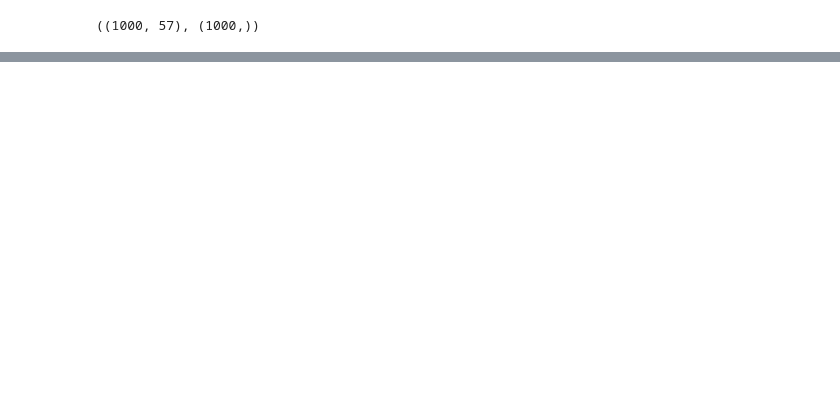
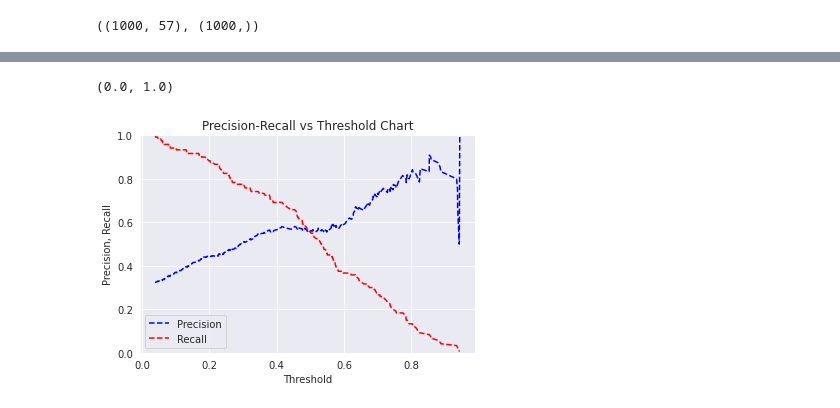
Before and after one commit to Dazaman/Dazball, a Jupyter notebook: shery_hw/german.ipynb, the cells around one changed output, grey strips where cells are left out. Cells and saved outputs as stored; diff of their text form; code cells hidden in the pictures; blank space fills up the shorter version.

```diff
--- a/shery_hw/german.ipynb
+++ b/shery_hw/german.ipynb
@@ -272,7 +305,7 @@ x.shape, y.shape
 # %% [output]
 ((1000, 57), (1000,))
 # %%
-x_train, x_test, y_train, y_test= train_test_split(x,y, test_size=.2, random_state=29, shuffle=True)
+x_train, x_test, y_train, y_test= train_test_split(x,y, test_size=.4, random_state=29, shuffle=True)
 # %%
 x_train.shape, x_test.shape
 # %% [output]
@@ -289,7 +322,7 @@ x_train.shape, x_test.shape
 # x_train= scaler.transform(x_train)
 # x_test= scaler.transform(x_test)
 # %%
-log_reg = LogisticRegression(C = 0.0001, random_state=29)
+log_reg = LogisticRegression(solver = 'liblinear',random_state=29)
 # Train on the training data
 log_reg.fit(x_train, y_train)
 
@@ -344,0 +444,30 @@ plt.show()
+# %%
+# You can also select the decision threshold very high during the cross-validation to pick
+# the model that gives highest precision (though possibly low recall). The precision close to 1.0
+# effectively means false_positives close to 0.0
+
+#https://stackoverflow.com/questions/49151325/how-to-penalize-false-negatives-more-than-false-positives
+
+### Predict test_y values and probabilities based on fitted logistic
+## https://stackoverflow.com/questions/28716241/controlling-the-threshold-in-logistic-regression-in-scikit-learn
+
+pred_y=log_reg.predict(x_test)
+
+probs_y=log_reg.predict_proba(x_test)
+  # probs_y is a 2-D array of probability of being labeled as 0 (first column of array) vs 1 (2nd column in array)
+
+from sklearn.metrics import precision_recall_curve
+precision, recall, thresholds = precision_recall_curve(y_test, probs_y[:, 1])
+   #retrieve probability of being 1(in second column of probs_y)
+pr_auc = metrics.auc(recall, precision)
+
+plt.title("Precision-Recall vs Threshold Chart")
+plt.plot(thresholds, precision[: -1], "b--", label="Precision")
+plt.plot(thresholds, recall[: -1], "r--", label="Recall")
+plt.ylabel("Precision, Recall")
+plt.xlabel("Threshold")
+plt.legend(loc="lower left")
+plt.ylim([0,1])
+# %% [output]
+(0.0, 1.0)
+[figure, added]
```
Also changed, not shown: parts of 22 cells of this notebook, 1 other file.
